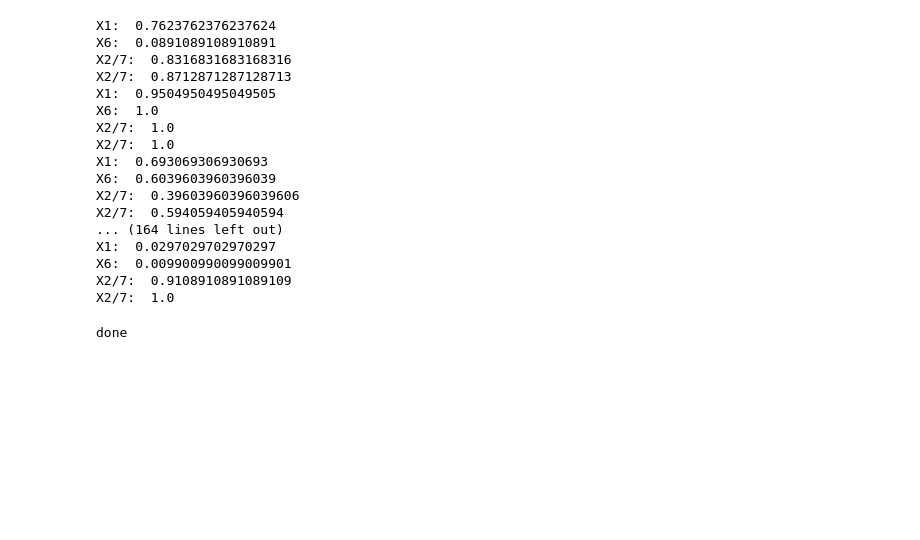
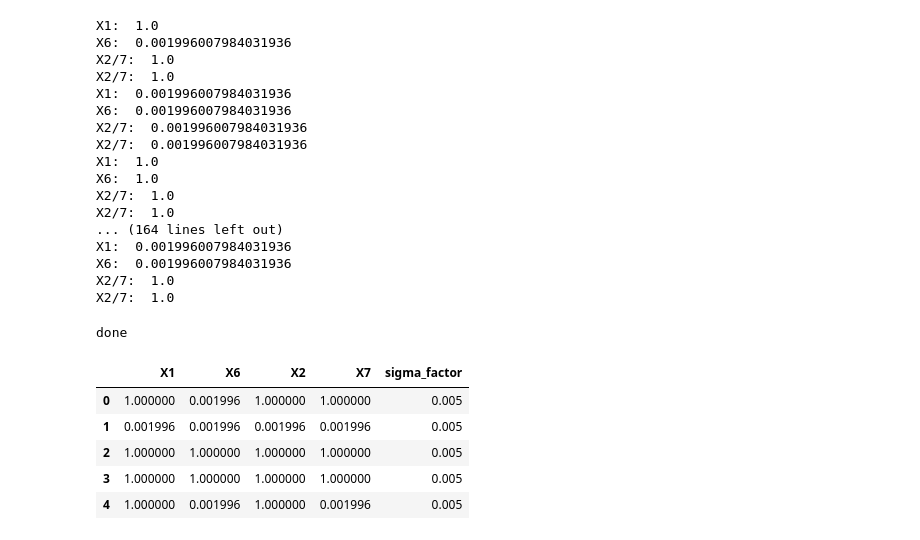
Before and after one commit to neurodata/treeple, a Jupyter notebook: benchmarks_nonasv/test_permutation_forest.ipynb, the cells around one changed output. Cells and saved outputs as stored; diff of their text form; code cells hidden in the pictures; blank space fills up the shorter version.

```diff
--- a/benchmarks_nonasv/test_permutation_forest.ipynb
+++ b/benchmarks_nonasv/test_permutation_forest.ipynb
@@ -25,6 +28,10 @@ def linear_model_ancova(sigma_factor=2.0, seed=None):
     n_samples = 2200
     n_estimators = 125
     test_size = 0.1
+    n_repeats = 500
+    metric = "mse"
+    permute_per_tree = True
+    sample_dataset_per_tree = True
 
     rng = np.random.default_rng(seed)
 
@@ -50,24 +57,30 @@ def linear_model_ancova(sigma_factor=2.0, seed=None):
     y = beta * X[:, 0] + (beta * (X[:, 5] - 2)) + epsilon
 
     # initialize hypothesis tester
-    est = PermutationForest(
+    est = FeatureImportanceForestRegressor(
         max_features=1.0,
         random_state=seed,
         n_estimators=n_estimators,
         n_jobs=-1,
+        permute_per_tree=permute_per_tree,
+        sample_dataset_per_tree=sample_dataset_per_tree,
         # bootstrap=True,
         # max_samples=subsample_size
     )
     pvalue_dict = {}
 
     # test for X_1
-    stat, pvalue = est.test(X.copy(), y.copy(), [0], n_repeats=100, test_size=test_size)
+    stat, pvalue = est.test(
+        X.copy(), y.copy(), [0], metric=metric, n_repeats=n_repeats, test_size=test_size
+    )
     print("X1: ", pvalue)
     pvalue_dict["X1"] = pvalue
     # assert pvalue < 0.05, f"pvalue: {pvalue}"
 
     # test for X_6
-    stat, pvalue = est.test(X.copy(), y.copy(), [5], n_repeats=100, test_size=test_size)
+    stat, pvalue = est.test(
+        X.copy(), y.copy(), [5], metric=metric, n_repeats=n_repeats, test_size=test_size
+    )
     print("X6: ", pvalue)
     pvalue_dict["X6"] = pvalue
     # assert pvalue < 0.05, f"pvalue: {pvalue}"
@@ -76,7 +89,12 @@ def linear_model_ancova(sigma_factor=2.0, seed=None):
     for name, covariate_index in zip(["X2", "X7"], [1, 6]):
         # test for X_2, X_7
         stat, pvalue = est.test(
-            X.copy(), y.copy(), [covariate_index], n_repeats=100, test_size=test_size
+            X.copy(),
+            y.copy(),
+            [covariate_index],
+            metric=metric,
+            n_repeats=n_repeats,
+            test_size=test_size,
         )
         print("X2/7: ", pvalue)
         pvalue_dict[name] = pvalue
@@ -112,24 +130,33 @@ for sigma_factor in j_space:
 
 df = pd.DataFrame(pvalue_dict)
 # %% [output]
-X1:  0.7623762376237624
-X6:  0.0891089108910891
-X2/7:  0.8316831683168316
-X2/7:  0.8712871287128713
-X1:  0.9504950495049505
+X1:  1.0
+X6:  0.001996007984031936
+X2/7:  1.0
+X2/7:  1.0
+X1:  0.001996007984031936
+X6:  0.001996007984031936
+X2/7:  0.001996007984031936
+X2/7:  0.001996007984031936
+X1:  1.0
 X6:  1.0
 X2/7:  1.0
 X2/7:  1.0
-X1:  0.693069306930693
-X6:  0.6039603960396039
-X2/7:  0.39603960396039606
-X2/7:  0.594059405940594
 ... (164 lines left out)
-X1:  0.0297029702970297
-X6:  0.009900990099009901
-X2/7:  0.9108910891089109
+X1:  0.001996007984031936
+X6:  0.001996007984031936
 X2/7:  1.0
+X2/7:  1.0
 # %%
 print("done")
 # %% [output]
 done
+# %%
+display(df.head())
+# %% [output]
+|  | X1 | X6 | X2 | X7 | sigma_factor |
+| 0 | 1.000000 | 0.001996 | 1.000000 | 1.000000 | 0.005 |
+| 1 | 0.001996 | 0.001996 | 0.001996 | 0.001996 | 0.005 |
+| 2 | 1.000000 | 1.000000 | 1.000000 | 1.000000 | 0.005 |
+| 3 | 1.000000 | 1.000000 | 1.000000 | 1.000000 | 0.005 |
+| 4 | 1.000000 | 0.001996 | 1.000000 | 0.001996 | 0.005 |
```
Also changed, not shown: parts of 6 cells of this notebook, 9 other files.
